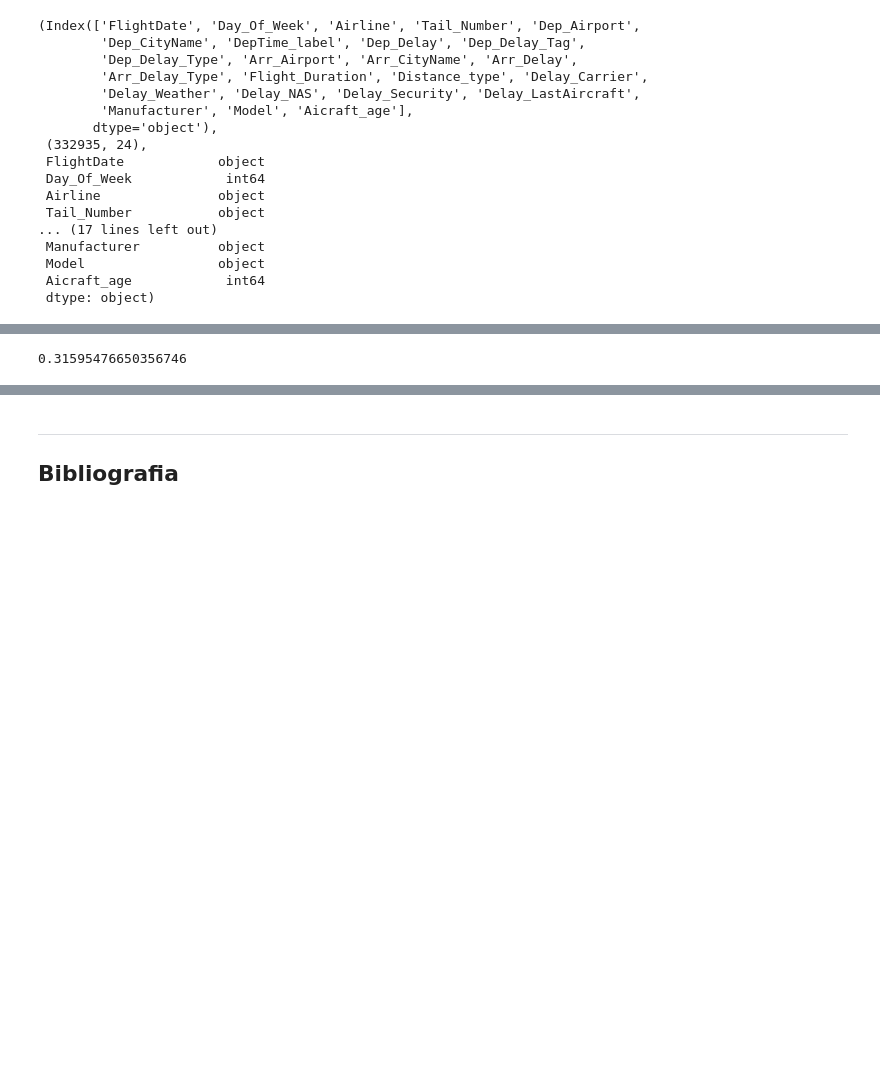
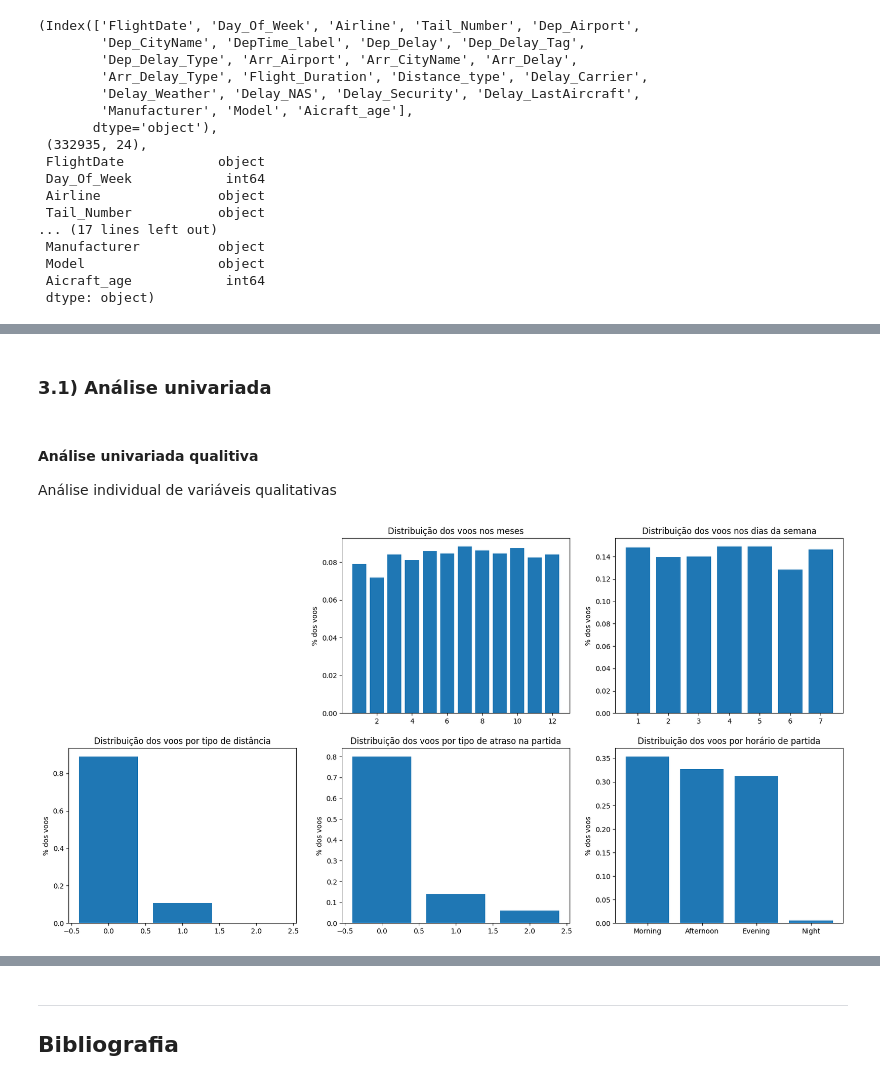
Before and after one commit to thomaskmk/cdados-3, a Jupyter notebook: teste.ipynb, the cells around one changed output, grey strips where cells are left out. Saved outputs shown, nothing was run; the diff lists cells and outputs as text; code cells hidden in the pictures; blank space fills up the shorter version.

```diff
--- a/teste.ipynb
+++ b/teste.ipynb
@@ -101,7 +106,7 @@ dados.columns, dados.shape, dados.dtypes
  dtype: object)
 # %%
 # Descartando colunas que não serão utilizadas
-columns_to_drop = ['Tail_Number', 'Dep_CityName', 'Arr_CityName', 'Flight_Duration', 'Manufacturer', 'Model', 'Aicraft_age', 'Dep_Airport']
+columns_to_drop = ['Tail_Number', 'Dep_CityName', 'Arr_CityName','Arr_Delay_Type', 'Flight_Duration', 'Manufacturer', 'Model', 'Aicraft_age', 'Dep_Airport']
 
 for column in columns_to_drop:
     dados = dados.drop(column, axis=1)
@@ -112,18 +117,18 @@ dados.Dep_Delay_Tag = dados.Dep_Delay_Tag.astype('category')
 
 # Substituindo os valores categóricos por valores numéricos
 dados.Dep_Delay_Type = dados.Dep_Delay_Type.astype('category') # Tipo do atraso na partida
-dados['Dep_Delay_Type'] = dados['Dep_Delay_Type'].cat.rename_categories({'Low <5min': '0', 'Medium >15min': '1', 'Hight >60min': '2'})
-
-dados.Arr_Delay_Type = dados.Arr_Delay_Type.astype('category') # Tipo do atraso na chegada
-dados['Arr_Delay_Type'] = dados['Arr_Delay_Type'].cat.rename_categories({'Low <5min': '0', 'Medium >15min': '1', 'Hight >60min': '2'})
+dados['Dep_Delay_Type'] = dados['Dep_Delay_Type'].cat.rename_categories({'Low <5min': 0, 'Medium >15min': 1, 'Hight >60min': 2})
 
 dados.Distance_type = dados.Distance_type.astype('category') # Tipo da distância
-dados['Distance_type'] = dados['Distance_type'].cat.rename_categories({'Short Haul >1500Mi': '0', 'Medium Haul <3000Mi': '1', 'Long Haul <6000Mi': '2'})
+dados['Distance_type'] = dados['Distance_type'].cat.rename_categories({'Short Haul >1500Mi': 0, 'Medium Haul <3000Mi': 1, 'Long Haul <6000Mi': 2})
 
 # Substituindo a data do voo pelo mês
 dados['FlightDate'] = pd.to_datetime(dados['FlightDate']).dt.month
 dados.rename(columns={'FlightDate': 'Month'}, inplace=True)
 
+# Adicionando a coluna de atraso total
+dados['Total_Delay'] = dados['Dep_Delay'] + dados['Arr_Delay']
+
 # Verificando os dados
 display(dados.head(5))
 display(dados.columns)
@@ -172,15 +152,41 @@ for column in dados.columns:
-# %%
-dep_delay = dados['Dep_Delay']
-arr_delay = dados['Arr_Delay']
-total_delay = dep_delay + arr_delay
-
-
-delay_carrier = dados['Delay_Carrier']
-delay_weather = dados['Delay_Weather']
-delay_nas = dados['Delay_NAS']
-delay_security = dados['Delay_Security']
-delay_late_aircraft = dados['Delay_LastAircraft']
-
-total_delay.corr(delay_weather)
-# %% [output]
-0.31595476650356746
+# %% [markdown]
+### 3.1) Análise univariada
+# %% [markdown]
+#### Análise univariada qualitiva
+Análise individual de variáveis qualitativas
+# %%
+contagem = {}
+for column in dados.columns:
+    if dados[column].dtype.name != 'int64':
+        contagem[column] = dados[column].value_counts(True)
+
+plt.figure(figsize=(20, 10))
+
+plt.subplot(2, 3, 2)
+plt.bar(contagem['Month'].index, contagem['Month'].values)
+plt.ylabel('% dos voos')
+plt.title('Distribuição dos voos nos meses')
+
+plt.subplot(2, 3, 3)
+plt.bar(contagem['Day_Of_Week'].index, contagem['Day_Of_Week'].values)
+plt.ylabel('% dos voos')
+plt.title('Distribuição dos voos nos dias da semana')
+
+plt.subplot(2, 3, 4)
+plt.bar(contagem['Distance_type'].index, contagem['Distance_type'].values)
+plt.ylabel('% dos voos')
+plt.title('Distribuição dos voos por tipo de distância')
+
+plt.subplot(2, 3, 5)
+plt.bar(contagem['Dep_Delay_Type'].index, contagem['Dep_Delay_Type'].values)
+plt.ylabel('% dos voos')
+plt.title('Distribuição dos voos por tipo de atraso na partida')
+
+plt.subplot(2, 3, 6)
+plt.bar(contagem['DepTime_label'].index, contagem['DepTime_label'].values)
+plt.ylabel('% dos voos')
+plt.title('Distribuição dos voos por horário de partida')
+
+plt.show()
+# %% [output]
+[figure, added]
```
Also changed, not shown: parts of 36 cells of this notebook.
